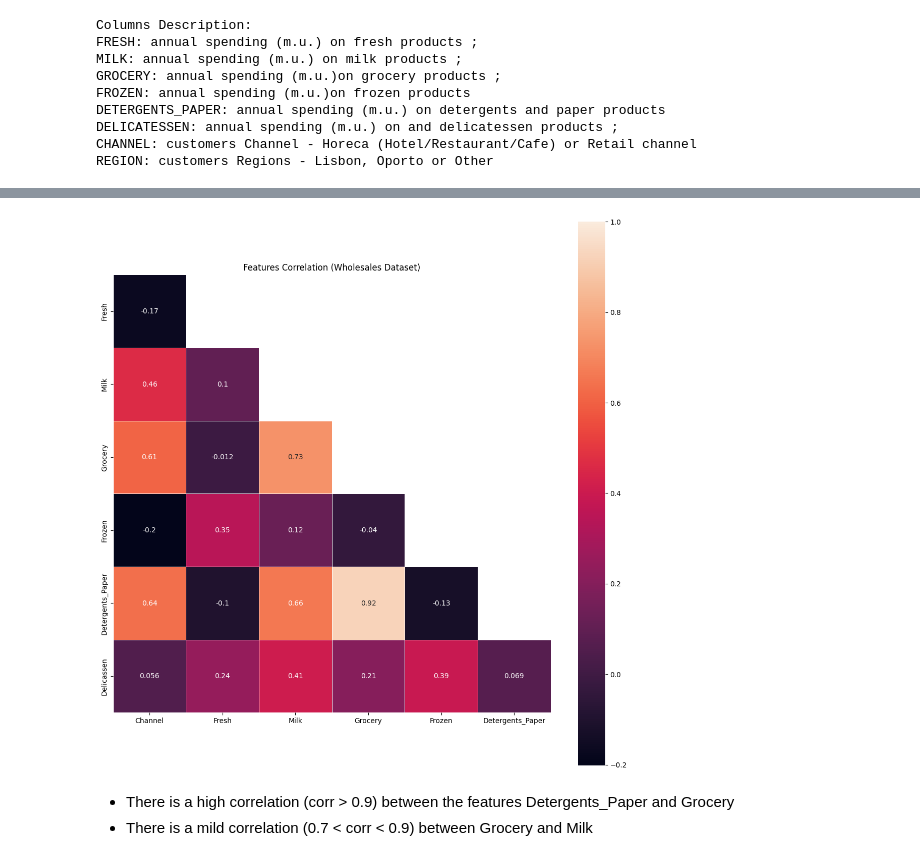
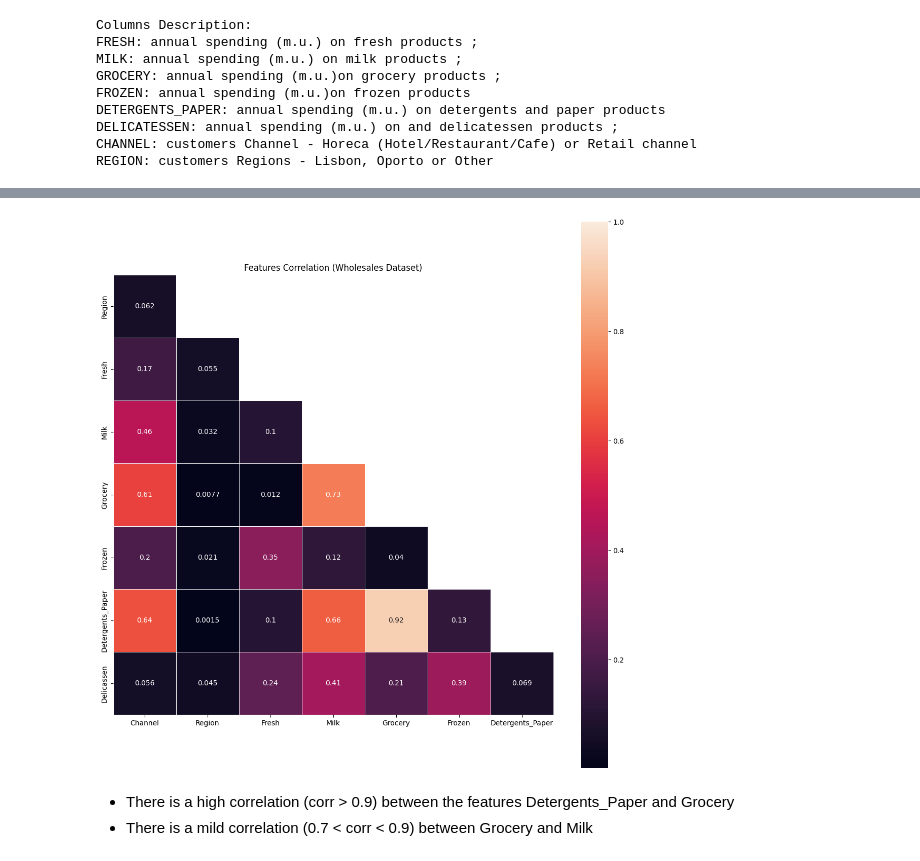
Before and after one commit to ironhack-labs/lab-unsupervised-learning-en, a Jupyter notebook: your-code/main.ipynb, the cells around one changed output, grey strips where cells are left out. Cells and saved outputs as stored; diff of their text form; code cells hidden in the pictures.

```diff
--- a/your-code/main.ipynb
+++ b/your-code/main.ipynb
@@ -24,20 +24,3 @@ warnings.filterwarnings(action='ignore', category=DataConversionWarning)
 In this lab, we will use a dataset containing information about customer preferences. We will look at how much each customer spends in a year on each subcategory in the grocery store and try to find similarities using clustering.
 
 The origin of the dataset is [here](https://archive.ics.uci.edu/ml/datasets/wholesale+customers).
-# %%
-# loading the data: Wholesale customers data
-
-from ucimlrepo import fetch_ucirepo
-
-# fetch dataset
-wholesale_customers = fetch_ucirepo(id=292)
-
-# data (as pandas dataframes)
-X = wholesale_customers.data.features
-y = wholesale_customers.data.targets
-
-# metadata
-print(wholesale_customers.metadata)
-
-# variable information
-print(wholesale_customers.variables)
@@ -64,0 +27,6 @@ print(wholesale_customers.variables)
+# %%
+# loading the data: Wholesale customers data
+
+df = pd.read_csv("../data/Wholesale customers data.csv")
+
+df.head()
@@ -137,47 +101,36 @@ None
 import seaborn as sns
 import matplotlib.pyplot as plt
 
-# def generate_heatmap(X, title = "Correlation Heatmap"):
-#     corr = X.corr()
-#     mask = np.zeros_like(corr, dtype=bool)
-#     mask[np.triu_indices_from(mask)] = True
-
-#     f, ax = plt.subplots(figsize=(14, 14))
-
-#     sns.heatmap(corr, mask=mask, annot=corr, square=True, linewidths=.5, vmax=1,)
-#     plt.title(title)
-
-# Improved
 def generate_heatmap(X, title=""):
     # 1. Calculate correlation
-    corr = X.corr()
+    corr = np.abs(X.corr())
 
     # 2. Create the mask (True for upper triangle and diagonal)
     mask = np.zeros_like(corr, dtype=bool)
     mask[np.triu_indices_from(mask)] = True
 
     # 3. Slice the matrix and mask to remove the completely empty row/column
     #    Row 0 is fully masked (hidden), Column -1 is fully masked (hidden)
     corr_sliced = corr.iloc[1:, :-1]
     mask_sliced = mask[1:, :-1]
 
     f, ax = plt.subplots(figsize=(14, 14))
 
     # 4. Plot using the sliced data
     sns.heatmap(
         corr_sliced,
         mask=mask_sliced,
         annot=True,          # Use True to automatically label values
         square=True,
         linewidths=.5,
         vmax=1
     )
     plt.title(title)
     plt.show()
 
-generate_heatmap(X, "Features Correlation (Wholesales Dataset)")
+generate_heatmap(df, "Features Correlation (Wholesales Dataset)")
 # %% [output]
-[figure, old version]
+[figure, new version]
 # %% [markdown]
 * There is a high correlation (corr > 0.9) between the features Detergents_Paper and Grocery
 * There is a mild correlation (0.7 < corr < 0.9) between Grocery and Milk
```
Also changed, not shown: parts of 46 cells of this notebook, 1 other file.
